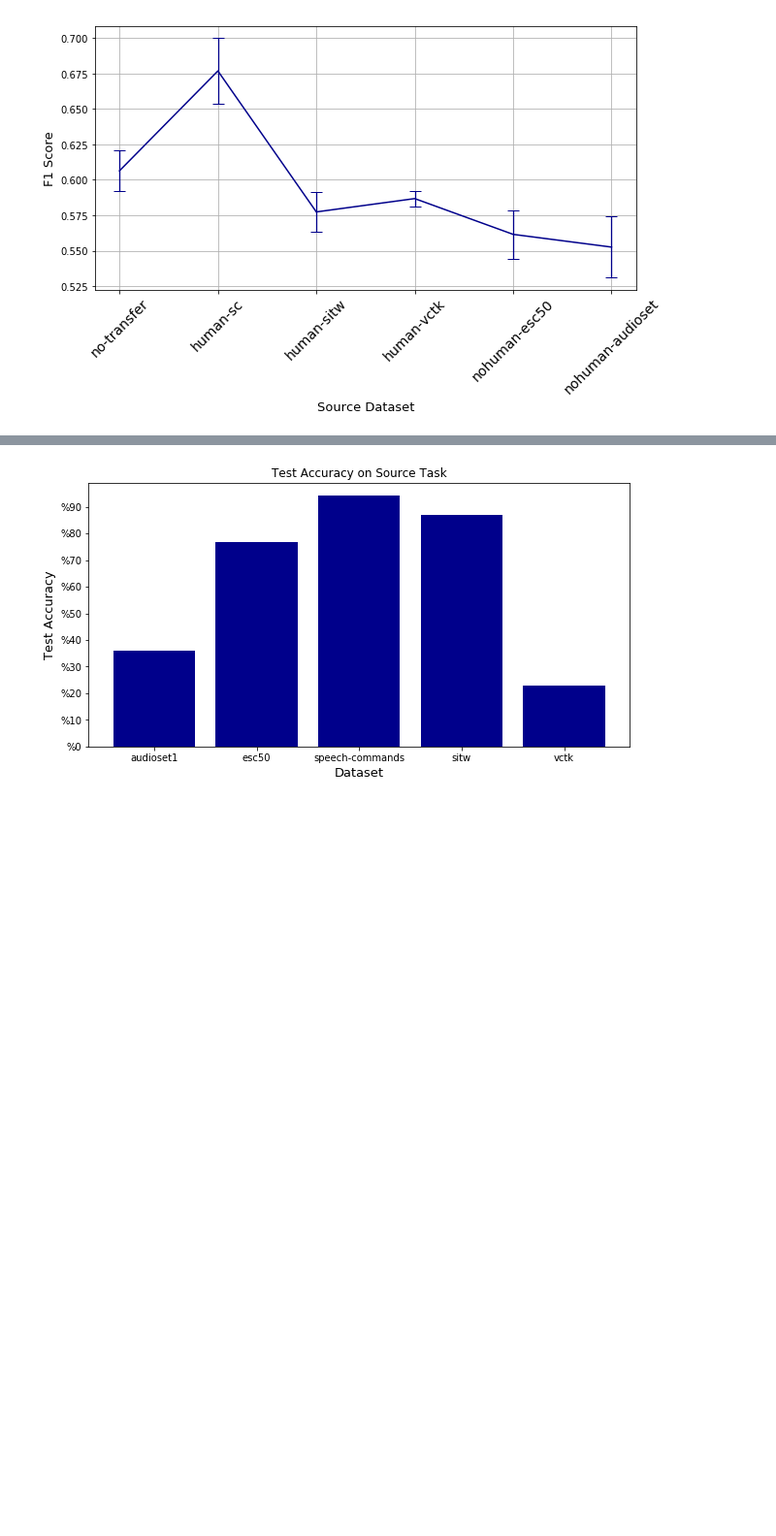
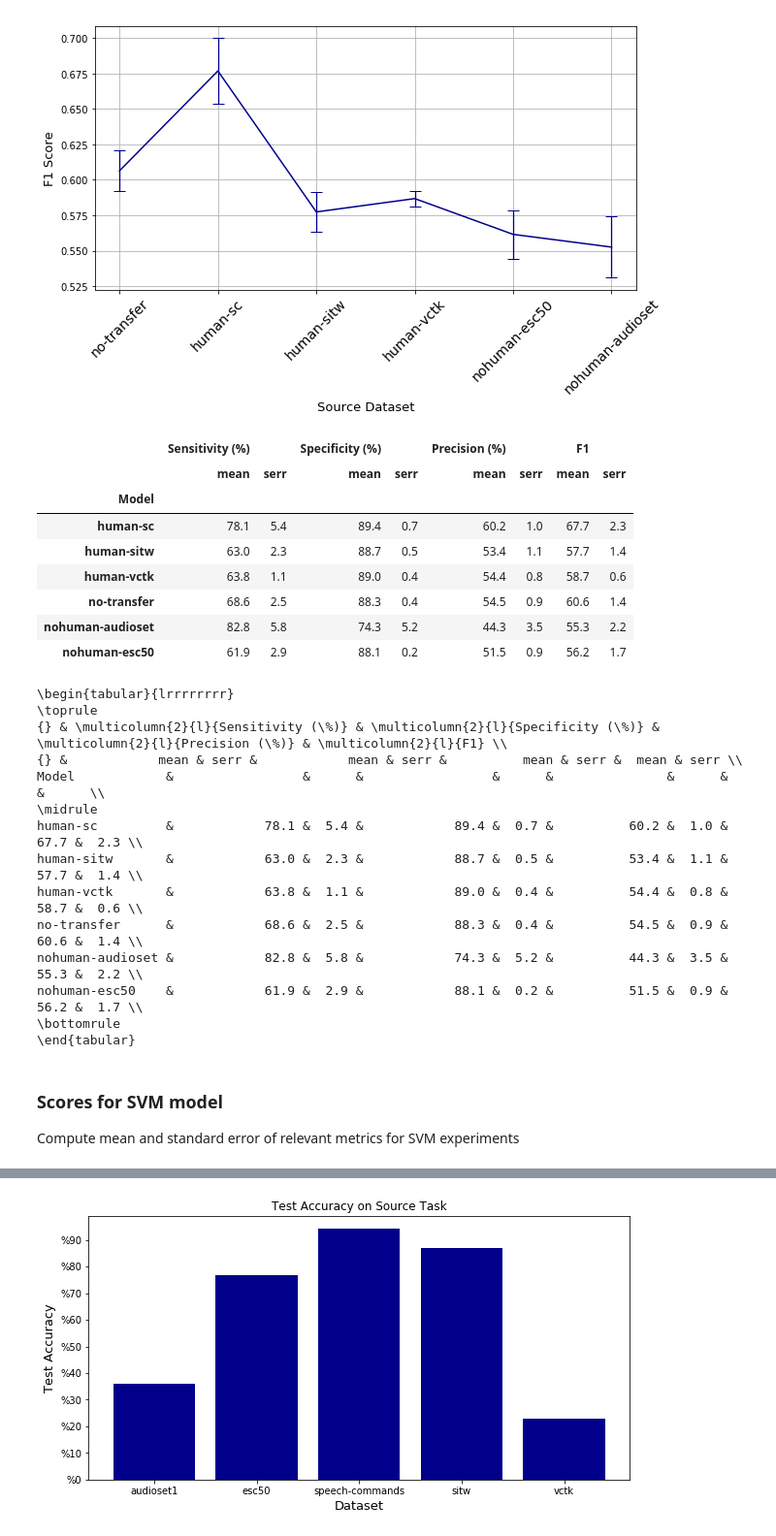
Before and after one commit to onucharles/transfer-learning-adult-to-infant-speech, a Jupyter notebook: experiments/notebooks/Chillanto plots.ipynb, the cells around one changed output, grey strips where cells are left out. Shown: that part at 97% size. Cells and saved outputs as stored; diff of their text form; code cells hidden in the pictures; blank space fills up the shorter version.

```diff
--- a/experiments/notebooks/Chillanto plots.ipynb
+++ b/experiments/notebooks/Chillanto plots.ipynb
@@ -151,3 +153,69 @@ plt.grid()
 plt.show()
 # %% [output]
 [figure]
+# %%
+rows = []
+for key in result_matrices.keys():
+    for mat in result_matrices[key]:
+        ss = sensitivity(*mat)
+        sp = specificity(*mat)
+        pr = precision(*mat)
+        f = f1(*mat)
+        rows.append((key, ss, sp, pr, f))
+import pandas as pd
+
+
+def pct(val):
+    if type(val) == str:
+        return val
+    v = round(val * 100, 2)
+    return v
+
+def mean(val):
+    x = np.mean(val)
+    return f'{round(x,1)}'
+
+def std(val):
+    x = np.std(val)
+    return round(x,1)
+
+def serr(val):
+    x = stats.sem(val)
+    return round(x,1)
+
+
+df = pd.DataFrame(rows, columns=["Model", "Sensitivity (%)", "Specificity (%)", "Precision (%)", "F1"])
+df = df.applymap(pct)
+if error_metric == 'standard_error':
+    table = df.groupby("Model")["Sensitivity (%)","Specificity (%)", "Precision (%)", "F1"].agg([mean, serr])
+else:
+    table = df.groupby("Model")["Sensitivity (%)","Specificity (%)", "Precision (%)", "F1"].agg([mean, std])
+display(table)
+print(table.to_latex())
+# %% [output]
+|  | Sensitivity (%) |  | Specificity (%) |  | Precision (%) |  | F1 |  |
+|  | mean | serr | mean | serr | mean | serr | mean | serr |
+| Model |  |  |  |  |  |  |  |  |
+| human-sc | 78.1 | 5.4 | 89.4 | 0.7 | 60.2 | 1.0 | 67.7 | 2.3 |
+| human-sitw | 63.0 | 2.3 | 88.7 | 0.5 | 53.4 | 1.1 | 57.7 | 1.4 |
+| human-vctk | 63.8 | 1.1 | 89.0 | 0.4 | 54.4 | 0.8 | 58.7 | 0.6 |
+| no-transfer | 68.6 | 2.5 | 88.3 | 0.4 | 54.5 | 0.9 | 60.6 | 1.4 |
+| nohuman-audioset | 82.8 | 5.8 | 74.3 | 5.2 | 44.3 | 3.5 | 55.3 | 2.2 |
+| nohuman-esc50 | 61.9 | 2.9 | 88.1 | 0.2 | 51.5 | 0.9 | 56.2 | 1.7 |
+\begin{tabular}{lrrrrrrrr}
+\toprule
+{} & \multicolumn{2}{l}{Sensitivity (\%)} & \multicolumn{2}{l}{Specificity (\%)} & \multicolumn{2}{l}{Precision (\%)} & \multicolumn{2}{l}{F1} \\
+{} &            mean & serr &            mean & serr &          mean & serr &  mean & serr \\
+Model            &                 &      &                 &      &               &      &       &      \\
+\midrule
+human-sc         &            78.1 &  5.4 &            89.4 &  0.7 &          60.2 &  1.0 &  67.7 &  2.3 \\
+human-sitw       &            63.0 &  2.3 &            88.7 &  0.5 &          53.4 &  1.1 &  57.7 &  1.4 \\
+human-vctk       &            63.8 &  1.1 &            89.0 &  0.4 &          54.4 &  0.8 &  58.7 &  0.6 \\
+no-transfer      &            68.6 &  2.5 &            88.3 &  0.4 &          54.5 &  0.9 &  60.6 &  1.4 \\
+nohuman-audioset &            82.8 &  5.8 &            74.3 &  5.2 &          44.3 &  3.5 &  55.3 &  2.2 \\
+nohuman-esc50    &            61.9 &  2.9 &            88.1 &  0.2 &          51.5 &  0.9 &  56.2 &  1.7 \\
+\bottomrule
+\end{tabular}
+# %% [markdown]
+### Scores for SVM model
+Compute mean and standard error of relevant metrics for SVM experiments
```
Also changed, not shown: parts of 5 cells of this notebook, 3 other files.
